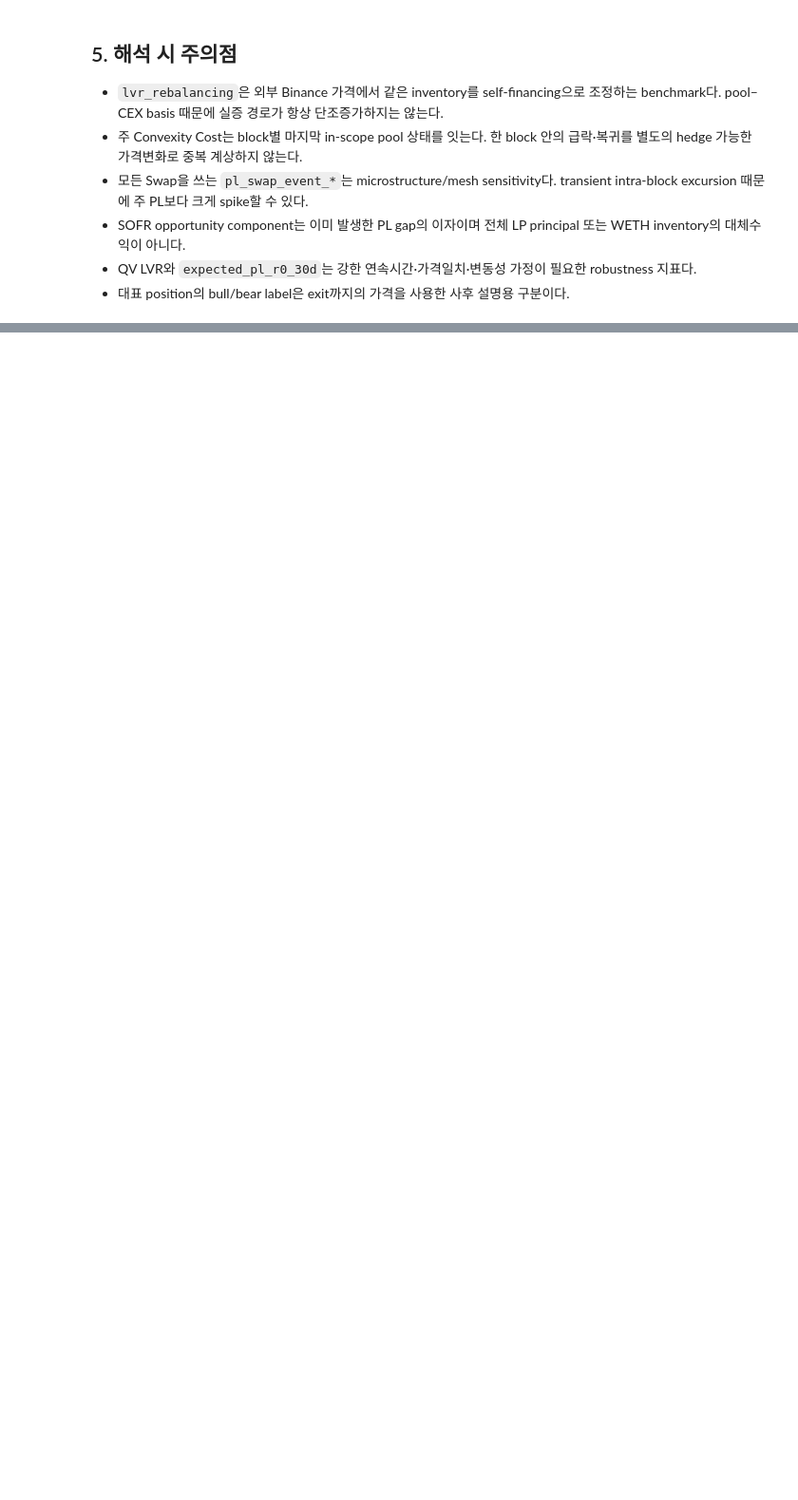
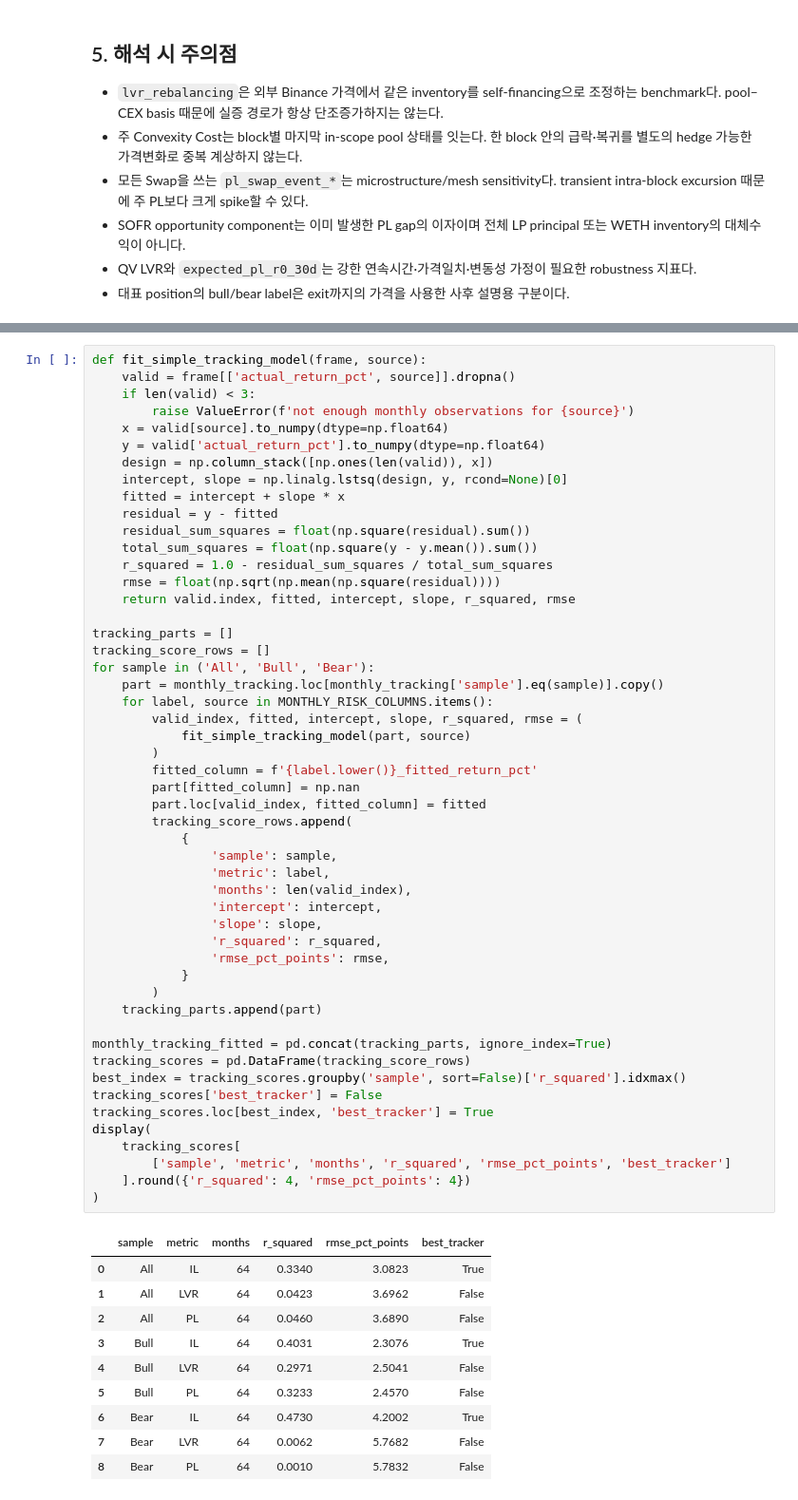
Before and after one commit to Basten1209/Uniswap-ETH-risk-analysis, a Jupyter notebook: data_processing.ipynb, the cells around one changed output, grey strips where cells are left out. Shown at 95% size. Cells and saved outputs as stored; diff of their text form; blank space fills up the shorter version.

```diff
--- a/data_processing.ipynb
+++ b/data_processing.ipynb
@@ -193,0 +419,62 @@ for _, metadata in representatives.iterrows():
+# %%
+def fit_simple_tracking_model(frame, source):
+    valid = frame[['actual_return_pct', source]].dropna()
+    if len(valid) < 3:
+        raise ValueError(f'not enough monthly observations for {source}')
+    x = valid[source].to_numpy(dtype=np.float64)
+    y = valid['actual_return_pct'].to_numpy(dtype=np.float64)
+    design = np.column_stack([np.ones(len(valid)), x])
+    intercept, slope = np.linalg.lstsq(design, y, rcond=None)[0]
+    fitted = intercept + slope * x
+    residual = y - fitted
+    residual_sum_squares = float(np.square(residual).sum())
+    total_sum_squares = float(np.square(y - y.mean()).sum())
+    r_squared = 1.0 - residual_sum_squares / total_sum_squares
+    rmse = float(np.sqrt(np.mean(np.square(residual))))
+    return valid.index, fitted, intercept, slope, r_squared, rmse
+
+tracking_parts = []
+tracking_score_rows = []
+for sample in ('All', 'Bull', 'Bear'):
+    part = monthly_tracking.loc[monthly_tracking['sample'].eq(sample)].copy()
+    for label, source in MONTHLY_RISK_COLUMNS.items():
+        valid_index, fitted, intercept, slope, r_squared, rmse = (
+            fit_simple_tracking_model(part, source)
+        )
+        fitted_column = f'{label.lower()}_fitted_return_pct'
+        part[fitted_column] = np.nan
+        part.loc[valid_index, fitted_column] = fitted
+        tracking_score_rows.append(
+            {
+                'sample': sample,
+                'metric': label,
+                'months': len(valid_index),
+                'intercept': intercept,
+                'slope': slope,
+                'r_squared': r_squared,
+                'rmse_pct_points': rmse,
+            }
+        )
+    tracking_parts.append(part)
+
+monthly_tracking_fitted = pd.concat(tracking_parts, ignore_index=True)
+tracking_scores = pd.DataFrame(tracking_score_rows)
+best_index = tracking_scores.groupby('sample', sort=False)['r_squared'].idxmax()
+tracking_scores['best_tracker'] = False
+tracking_scores.loc[best_index, 'best_tracker'] = True
+display(
+    tracking_scores[
+        ['sample', 'metric', 'months', 'r_squared', 'rmse_pct_points', 'best_tracker']
+    ].round({'r_squared': 4, 'rmse_pct_points': 4})
+)
+# %% [output]
+|  | sample | metric | months | r_squared | rmse_pct_points | best_tracker |
+| 0 | All | IL | 64 | 0.3340 | 3.0823 | True |
+| 1 | All | LVR | 64 | 0.0423 | 3.6962 | False |
+| 2 | All | PL | 64 | 0.0460 | 3.6890 | False |
+| 3 | Bull | IL | 64 | 0.4031 | 2.3076 | True |
+| 4 | Bull | LVR | 64 | 0.2971 | 2.5041 | False |
+| 5 | Bull | PL | 64 | 0.3233 | 2.4570 | False |
+| 6 | Bear | IL | 64 | 0.4730 | 4.2002 | True |
+| 7 | Bear | LVR | 64 | 0.0062 | 5.7682 | False |
+| 8 | Bear | PL | 64 | 0.0010 | 5.7832 | False |
```
Also changed, not shown: parts of 10 cells of this notebook.
